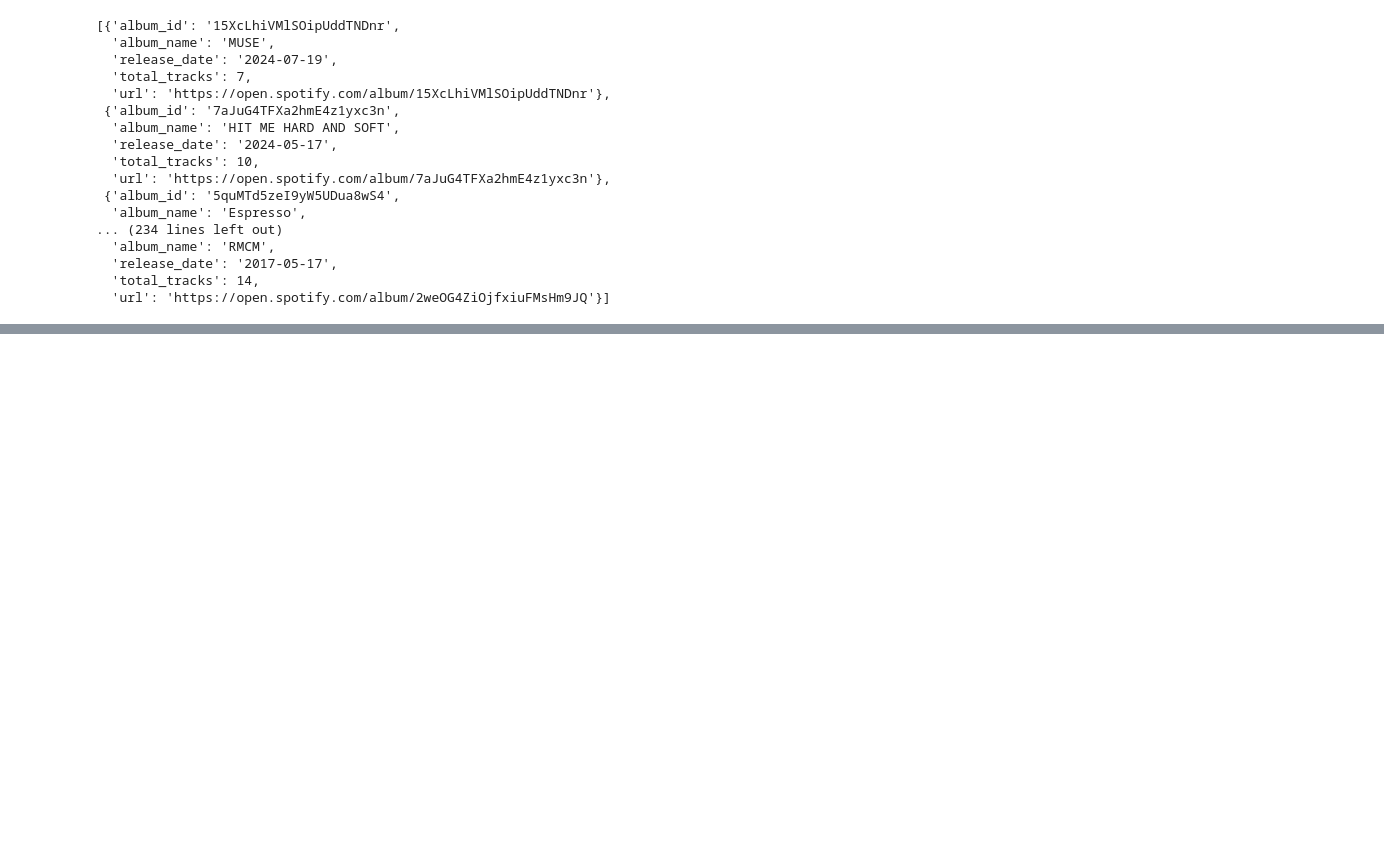
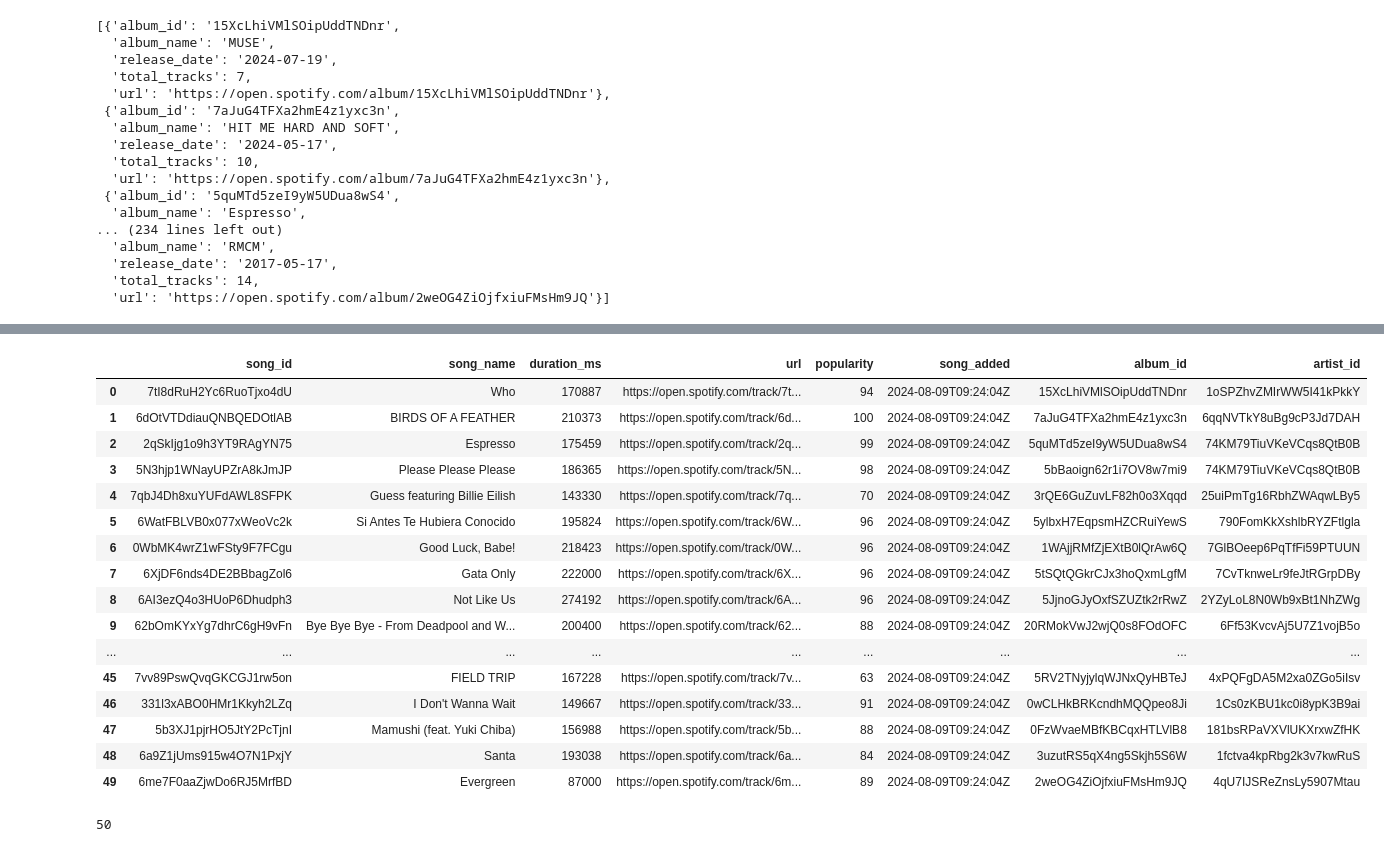
Before and after one commit to Suraj11nag/spotify_data_pipeline, a Jupyter notebook: spotify_pipeline.ipynb, the cells around one changed output, grey strips where cells are left out. Cells and saved outputs as stored; diff of their text form; code cells hidden in the pictures; blank space fills up the shorter version.

```diff
--- a/spotify_pipeline.ipynb
+++ b/spotify_pipeline.ipynb
@@ -27,8 +17,11 @@ from spotipy.oauth2 import SpotifyClientCredentials
 # %%
+from dotenv import load_dotenv
+import os
+load_dotenv()
 
-# Replace with your Spotify API credentials
-CLIENT_ID = '284375d87fd4414d9a8be5cfc1a2c1f6'
-CLIENT_SECRET = 'd6af7b12a3434a27a4dddbf8151900ec'
+CLIENT_ID = os.getenv('SPOTIFY_CLIENT_ID')
+CLIENT_SECRET = os.getenv('SPOTIFY_CLIENT_SECRET')
+
 
 # Authenticate with the Spotify API
 client_credentials_manager = SpotifyClientCredentials(client_id=CLIENT_ID, client_secret=CLIENT_SECRET)
@@ -158,0 +161,8 @@ album_list
+# %%
+artist_list = []
+for row in data['items']:
+    for key, value in row.items():
+        if key == 'track':
+            for artist in value['artists']:
+                artist_dict = {'artist_id':artist['id'], 'artist_name':artist['name'], 'external_url': artist['href']}
+                artist_list.append(artist_dict)
@@ -158,0 +189,16 @@ album_list
+# %%
+song_list = []
+for row in data['items']:
+    song_id = row['track']['id']
+    song_name = row['track']['name']
+    song_duration = row['track']['duration_ms']
+    song_url = row['track']['external_urls']['spotify']
+    song_popularity = row['track']['popularity']
+    song_added = row['added_at']
+    album_id = row['track']['album']['id']
+    artist_id = row['track']['album']['artists'][0]['id']
+    song_element = {'song_id':song_id,'song_name':song_name,'duration_ms':song_duration,'url':song_url,
+                    'popularity':song_popularity,'song_added':song_added,'album_id':album_id,
+                    'artist_id':artist_id
+                   }
+    song_list.append(song_element)
@@ -158,0 +271,25 @@ album_list
+# %%
+song_df = pd.DataFrame.from_dict(song_list)
+song_df
+# %% [output]
+|  | song_id | song_name | duration_ms | url | popularity | song_added | album_id | artist_id |
+| 0 | 7tI8dRuH2Yc6RuoTjxo4dU | Who | 170887 | https://open.spotify.com/track/7t... | 94 | 2024-08-09T09:24:04Z | 15XcLhiVMlSOipUddTNDnr | 1oSPZhvZMIrWW5I41kPkkY |
+| 1 | 6dOtVTDdiauQNBQEDOtlAB | BIRDS OF A FEATHER | 210373 | https://open.spotify.com/track/6d... | 100 | 2024-08-09T09:24:04Z | 7aJuG4TFXa2hmE4z1yxc3n | 6qqNVTkY8uBg9cP3Jd7DAH |
+| 2 | 2qSkIjg1o9h3YT9RAgYN75 | Espresso | 175459 | https://open.spotify.com/track/2q... | 99 | 2024-08-09T09:24:04Z | 5quMTd5zeI9yW5UDua8wS4 | 74KM79TiuVKeVCqs8QtB0B |
+| 3 | 5N3hjp1WNayUPZrA8kJmJP | Please Please Please | 186365 | https://open.spotify.com/track/5N... | 98 | 2024-08-09T09:24:04Z | 5bBaoign62r1i7OV8w7mi9 | 74KM79TiuVKeVCqs8QtB0B |
+| 4 | 7qbJ4Dh8xuYUFdAWL8SFPK | Guess featuring Billie Eilish | 143330 | https://open.spotify.com/track/7q... | 70 | 2024-08-09T09:24:04Z | 3rQE6GuZuvLF82h0o3Xqqd | 25uiPmTg16RbhZWAqwLBy5 |
+| 5 | 6WatFBLVB0x077xWeoVc2k | Si Antes Te Hubiera Conocido | 195824 | https://open.spotify.com/track/6W... | 96 | 2024-08-09T09:24:04Z | 5ylbxH7EqpsmHZCRuiYewS | 790FomKkXshlbRYZFtlgla |
+| 6 | 0WbMK4wrZ1wFSty9F7FCgu | Good Luck, Babe! | 218423 | https://open.spotify.com/track/0W... | 96 | 2024-08-09T09:24:04Z | 1WAjjRMfZjEXtB0lQrAw6Q | 7GlBOeep6PqTfFi59PTUUN |
+| 7 | 6XjDF6nds4DE2BBbagZol6 | Gata Only | 222000 | https://open.spotify.com/track/6X... | 96 | 2024-08-09T09:24:04Z | 5tSQtQGkrCJx3hoQxmLgfM | 7CvTknweLr9feJtRGrpDBy |
+| 8 | 6AI3ezQ4o3HUoP6Dhudph3 | Not Like Us | 274192 | https://open.spotify.com/track/6A... | 96 | 2024-08-09T09:24:04Z | 5JjnoGJyOxfSZUZtk2rRwZ | 2YZyLoL8N0Wb9xBt1NhZWg |
+| 9 | 62bOmKYxYg7dhrC6gH9vFn | Bye Bye Bye - From Deadpool and W... | 200400 | https://open.spotify.com/track/62... | 88 | 2024-08-09T09:24:04Z | 20RMokVwJ2wjQ0s8FOdOFC | 6Ff53KvcvAj5U7Z1vojB5o |
+| ... | ... | ... | ... | ... | ... | ... | ... | ... |
+| 45 | 7vv89PswQvqGKCGJ1rw5on | FIELD TRIP | 167228 | https://open.spotify.com/track/7v... | 63 | 2024-08-09T09:24:04Z | 5RV2TNyjylqWJNxQyHBTeJ | 4xPQFgDA5M2xa0ZGo5iIsv |
+| 46 | 331l3xABO0HMr1Kkyh2LZq | I Don't Wanna Wait | 149667 | https://open.spotify.com/track/33... | 91 | 2024-08-09T09:24:04Z | 0wCLHkBRKcndhMQQpeo8Ji | 1Cs0zKBU1kc0i8ypK3B9ai |
+| 47 | 5b3XJ1pjrHO5JtY2PcTjnI | Mamushi (feat. Yuki Chiba) | 156988 | https://open.spotify.com/track/5b... | 88 | 2024-08-09T09:24:04Z | 0FzWvaeMBfKBCqxHTLVlB8 | 181bsRPaVXVlUKXrxwZfHK |
+| 48 | 6a9Z1jUms915w4O7N1PxjY | Santa | 193038 | https://open.spotify.com/track/6a... | 84 | 2024-08-09T09:24:04Z | 3uzutRS5qX4ng5Skjh5S6W | 1fctva4kpRbg2k3v7kwRuS |
+| 49 | 6me7F0aaZjwDo6RJ5MrfBD | Evergreen | 87000 | https://open.spotify.com/track/6m... | 89 | 2024-08-09T09:24:04Z | 2weOG4ZiOjfxiuFMsHm9JQ | 4qU7IJSReZnsLy5907Mtau |
+# %%
+album_df['album_id'].count()
+# %% [output]
+50
```
Also changed, not shown: parts of 16 cells of this notebook, 2 other files.
